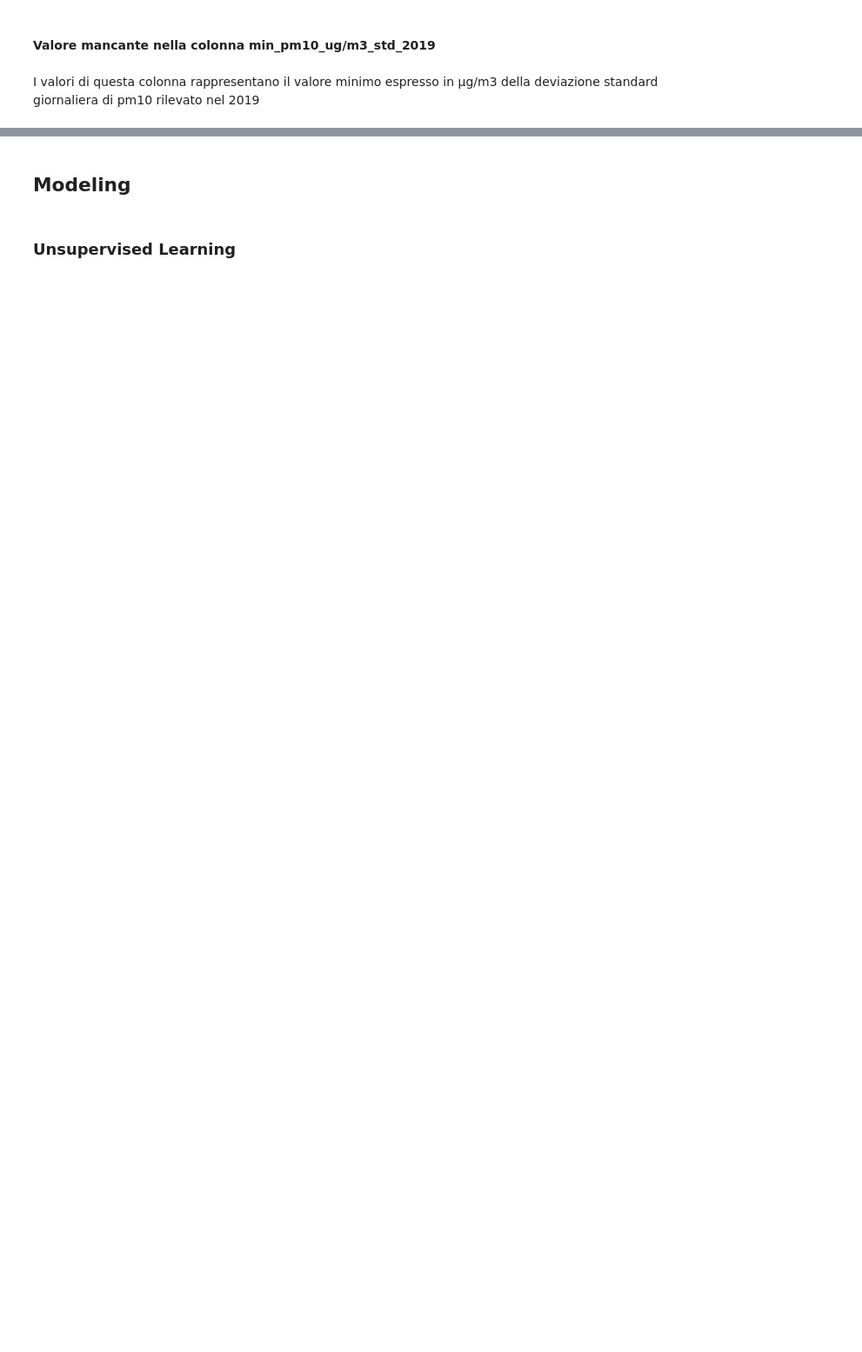
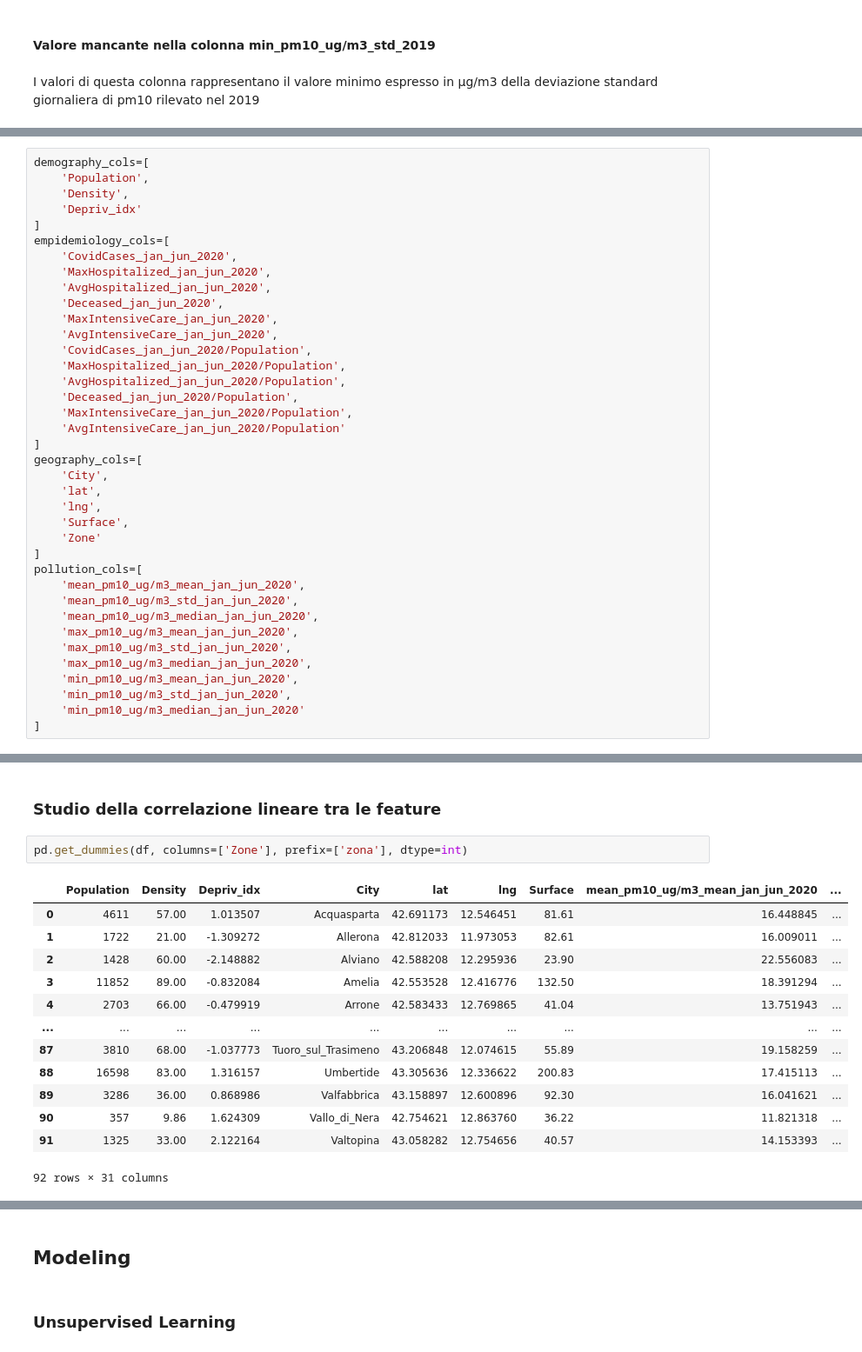
Before and after one commit to nutc22/ml-covid-pollution, a Jupyter notebook: exam.ipynb, the cells around one changed output, grey strips where cells are left out. Shown at 87% size. Cells and saved outputs as stored; diff of their text form; blank space fills up the shorter version.

```diff
--- a/exam.ipynb
+++ b/exam.ipynb
@@ -175,0 +194,38 @@ df["min_pm10_ug/m3_std_2019"].hist(bins=30, figsize=(9,9), xlabelsize=10)
+# %%
+demography_cols=[
+    'Population',
+    'Density',
+    'Depriv_idx'
+]
+empidemiology_cols=[
+    'CovidCases_jan_jun_2020',
+    'MaxHospitalized_jan_jun_2020',
+    'AvgHospitalized_jan_jun_2020',
+    'Deceased_jan_jun_2020',
+    'MaxIntensiveCare_jan_jun_2020',
+    'AvgIntensiveCare_jan_jun_2020',
+    'CovidCases_jan_jun_2020/Population',
+    'MaxHospitalized_jan_jun_2020/Population',
+    'AvgHospitalized_jan_jun_2020/Population',
+    'Deceased_jan_jun_2020/Population',
+    'MaxIntensiveCare_jan_jun_2020/Population',
+    'AvgIntensiveCare_jan_jun_2020/Population'
+]
+geography_cols=[
+    'City',
+    'lat',
+    'lng',
+    'Surface',
+    'Zone'
+]
+pollution_cols=[
+    'mean_pm10_ug/m3_mean_jan_jun_2020',
+    'mean_pm10_ug/m3_std_jan_jun_2020',
+    'mean_pm10_ug/m3_median_jan_jun_2020',
+    'max_pm10_ug/m3_mean_jan_jun_2020',
+    'max_pm10_ug/m3_std_jan_jun_2020',
+    'max_pm10_ug/m3_median_jan_jun_2020',
+    'min_pm10_ug/m3_mean_jan_jun_2020',
+    'min_pm10_ug/m3_std_jan_jun_2020',
+    'min_pm10_ug/m3_median_jan_jun_2020'
+]
@@ -175,0 +379,18 @@ df["min_pm10_ug/m3_std_2019"].hist(bins=30, figsize=(9,9), xlabelsize=10)
+# %% [markdown]
+### Studio della correlazione lineare tra le feature
+# %%
+pd.get_dummies(df, columns=['Zone'], prefix=['zona'], dtype=int)
+# %% [output]
+|  | Population | Density | Depriv_idx | City | lat | lng | Surface | mean_pm10_ug/m3_mean_jan_jun_2020 | ... |
+| 0 | 4611 | 57.00 | 1.013507 | Acquasparta | 42.691173 | 12.546451 | 81.61 | 16.448845 | ... |
+| 1 | 1722 | 21.00 | -1.309272 | Allerona | 42.812033 | 11.973053 | 82.61 | 16.009011 | ... |
+| 2 | 1428 | 60.00 | -2.148882 | Alviano | 42.588208 | 12.295936 | 23.90 | 22.556083 | ... |
+| 3 | 11852 | 89.00 | -0.832084 | Amelia | 42.553528 | 12.416776 | 132.50 | 18.391294 | ... |
+| 4 | 2703 | 66.00 | -0.479919 | Arrone | 42.583433 | 12.769865 | 41.04 | 13.751943 | ... |
+| ... | ... | ... | ... | ... | ... | ... | ... | ... | ... |
+| 87 | 3810 | 68.00 | -1.037773 | Tuoro_sul_Trasimeno | 43.206848 | 12.074615 | 55.89 | 19.158259 | ... |
+| 88 | 16598 | 83.00 | 1.316157 | Umbertide | 43.305636 | 12.336622 | 200.83 | 17.415113 | ... |
+| 89 | 3286 | 36.00 | 0.868986 | Valfabbrica | 43.158897 | 12.600896 | 92.30 | 16.041621 | ... |
+| 90 | 357 | 9.86 | 1.624309 | Vallo_di_Nera | 42.754621 | 12.863760 | 36.22 | 11.821318 | ... |
+| 91 | 1325 | 33.00 | 2.122164 | Valtopina | 43.058282 | 12.754656 | 40.57 | 14.153393 | ... |
+92 rows × 31 columns
```
Also changed, not shown: parts of 79 cells of this notebook, 3 other files.
